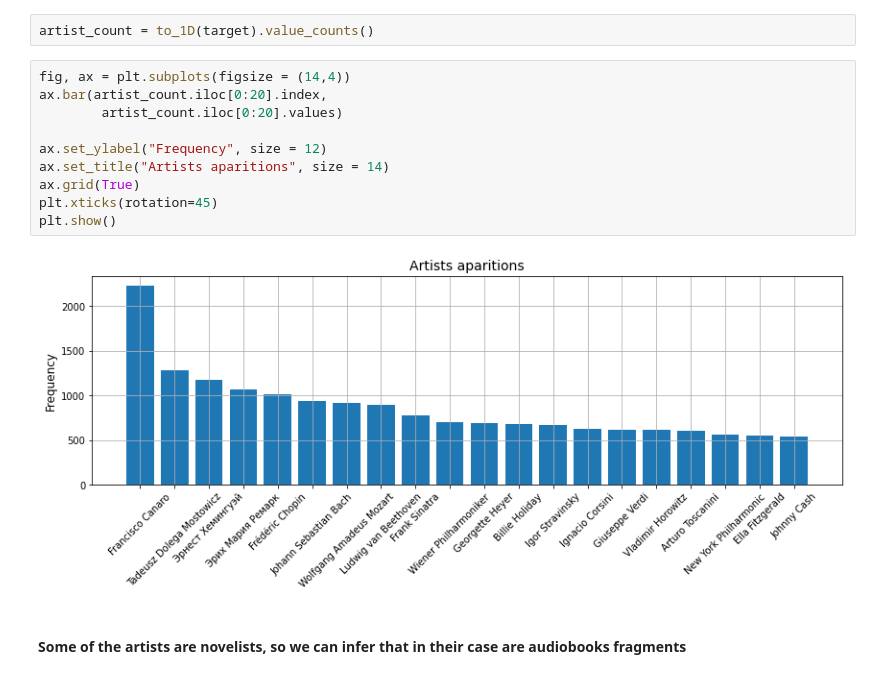
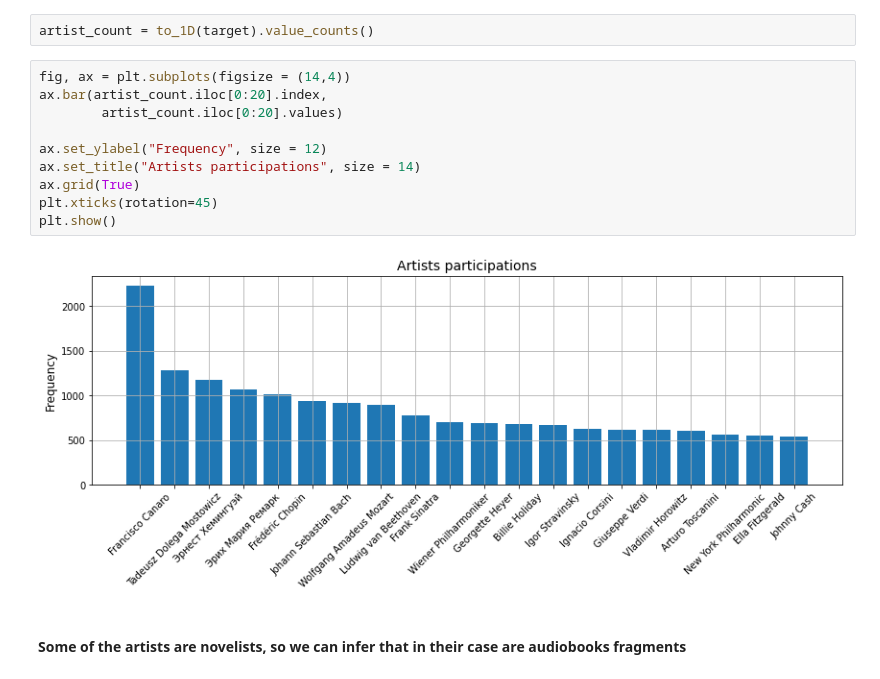
Before and after one commit to nroldanf/MLEngineerTest, a Jupyter notebook: research/1_eda.ipynb, the cells around one changed output. Saved outputs shown, nothing was run; the diff lists cells and outputs as text.

```diff
--- a/research/1_eda.ipynb
+++ b/research/1_eda.ipynb
@@ -134,15 +119,15 @@ artist_count = to_1D(target).value_counts()
 # %%
 fig, ax = plt.subplots(figsize = (14,4))
 ax.bar(artist_count.iloc[0:20].index,
         artist_count.iloc[0:20].values)
 
 ax.set_ylabel("Frequency", size = 12)
-ax.set_title("Artists aparitions", size = 14)
+ax.set_title("Artists participations", size = 14)
 ax.grid(True)
 plt.xticks(rotation=45)
 plt.show()
 # %% [output]
-[figure, old version]
+[figure, new version]
 # %% [markdown]
 #### Some of the artists are novelists, so we can infer that in their case are audiobooks fragments
 # %%
```
Also changed, not shown: parts of 2 cells of this notebook, 1 other file.
